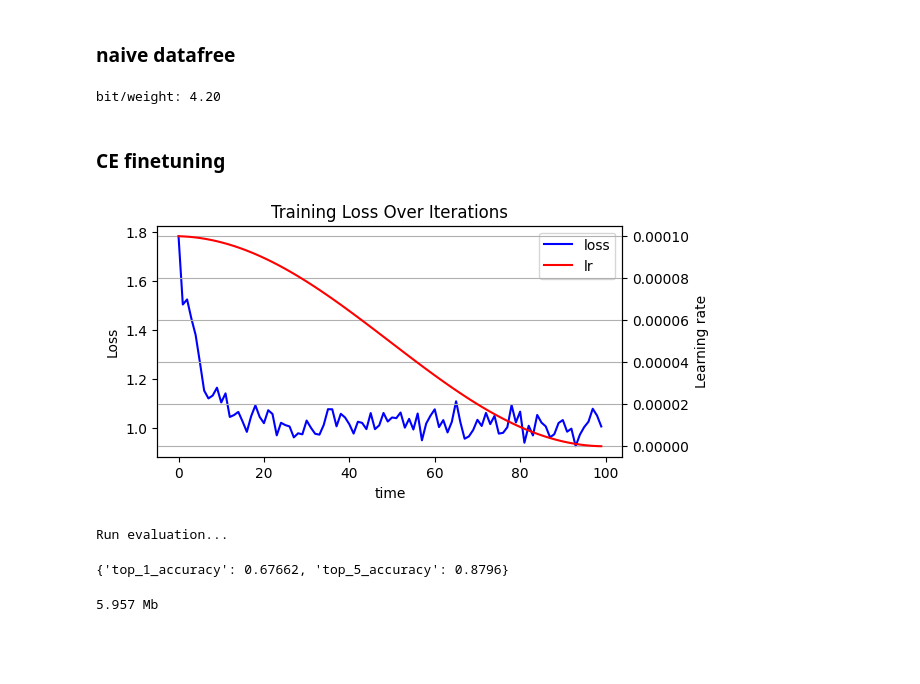
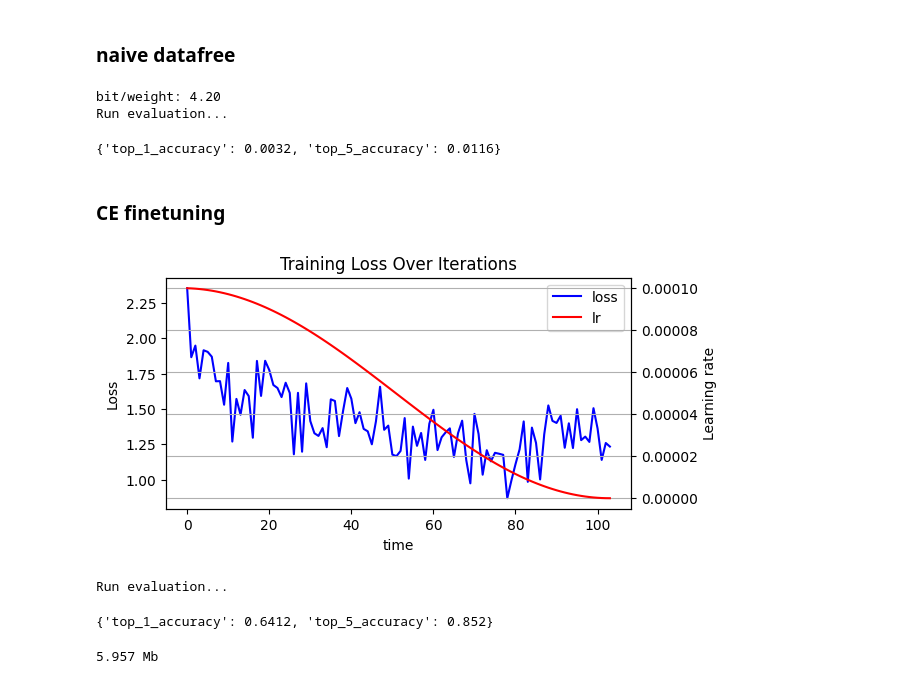
Before and after one commit to MiShutov/QuantizationBasics, a Jupyter notebook: scalar_quantization.ipynb, the cells around one changed output. Cells and saved outputs as stored; diff of their text form; code cells hidden in the pictures; blank space fills up the shorter version.

```diff
--- a/scalar_quantization.ipynb
+++ b/scalar_quantization.ipynb
@@ -116,43 +119,44 @@ from resources.wrap_configs import (INT4_PER_TENSOR_CONFIG,
 # %%
 model = AutoModelForImageClassification.from_pretrained(path_to_pretrained_resnet18).to(device)
 get_model_bit_per_weight(model, INT4_PER_TENSOR_CONFIG)
-Wrapper(INT4_PER_TENSOR_CONFIG).wrap_model(model)
+Wrapper(**INT4_PER_TENSOR_CONFIG).wrap_model(model)
 
-#print(eval(model, test_loader))
+print(eval(model, test_loader))
 # full_test: {'top_1_accuracy': 0.00266, 'top_5_accuracy': 0.01116}
 # %% [output]
 bit/weight: 4.20
+Run evaluation...
+{'top_1_accuracy': 0.0032, 'top_5_accuracy': 0.0116}
 # %% [markdown]
 ### CE finetuning
 # %%
 model = AutoModelForImageClassification.from_pretrained(path_to_pretrained_resnet18).to(device)
-get_model_bit_per_weight(model, INT4_PER_TENSOR_CONFIG)
-Wrapper(INT4_PER_TENSOR_CONFIG).wrap_model(model)
+Wrapper(**INT4_PER_TENSOR_CONFIG).wrap_model(model)
 
 train_batch_size = 32
 n_epochs = 1
 train_lr = 1e-4
 
 train_loader, optimizer = prepare_for_finetuning(
 	model=model,
 	train_dataset=train_dataset,
 	train_batch_size=train_batch_size,
 	train_lr=train_lr
 )
 
 ce_finetune(
         model,
         optimizer,
         train_loader,
         n_epochs=n_epochs,
         use_scheduler=True,
         time_step=len(train_loader)//100
 )
 
 print(eval(model, test_loader))
-# full_test: {'top_1_accuracy': 0.67662, 'top_5_accuracy': 0.8796} #lr=1e-4 bs=32
+# full_test: {'top_1_accuracy': 0.67662, 'top_5_accuracy': 0.8796} #lr=1e-4 bs=32 (100k dataset)
 # %% [output]
-[figure, old version]
+[figure, new version]
 Run evaluation...
-{'top_1_accuracy': 0.67662, 'top_5_accuracy': 0.8796}
+{'top_1_accuracy': 0.6412, 'top_5_accuracy': 0.852}
 # %%
```
Also changed, not shown: parts of 18 cells of this notebook.
